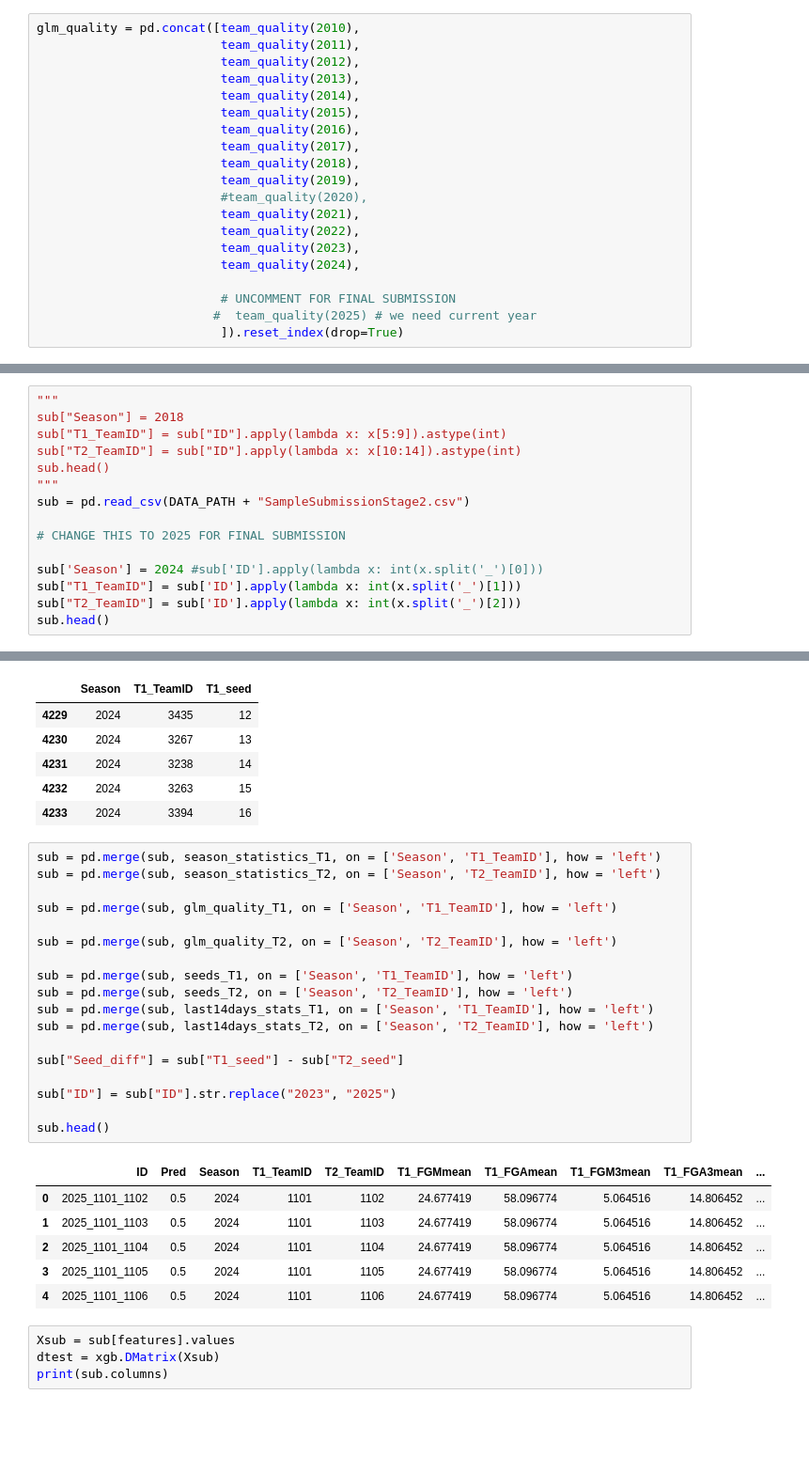
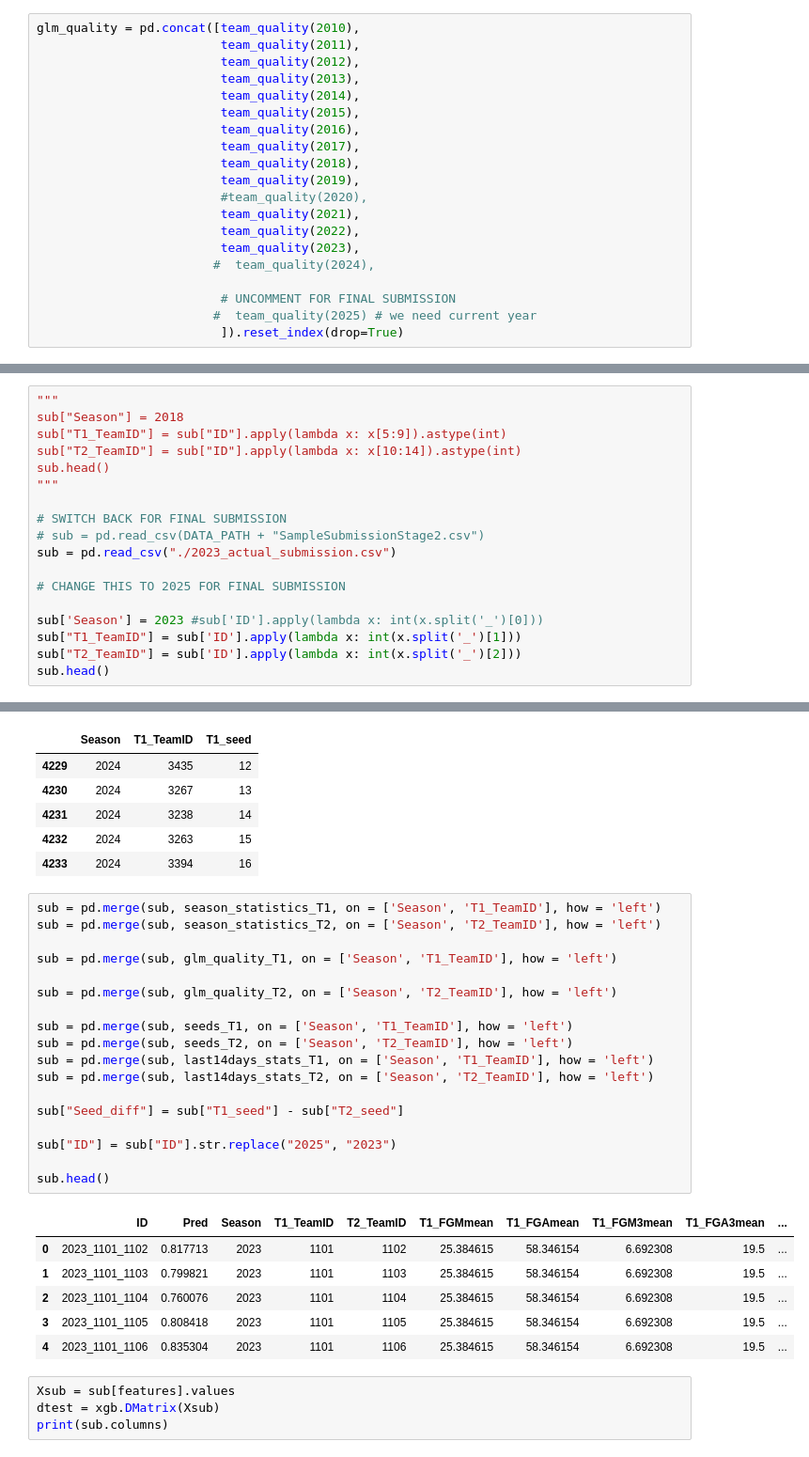
Before and after one commit to brendanlapuma/mmadness-2025, a Jupyter notebook: 2025_notebook.ipynb, the cells around one changed output, grey strips where cells are left out. Shown at 94% size. Cells and saved outputs as stored; diff of their text form; blank space fills up the shorter version.

Commit message:
made 2023 test submission

```diff
--- a/2025_notebook.ipynb
+++ b/2025_notebook.ipynb
@@ -474,7 +474,7 @@ glm_quality = pd.concat([team_quality(2010),
                          team_quality(2021),
                          team_quality(2022),
                          team_quality(2023),
-                         team_quality(2024),
+                        #  team_quality(2024),
 
                          # UNCOMMENT FOR FINAL SUBMISSION
                         #  team_quality(2025) # we need current year
@@ -952,11 +951,14 @@ sub["T1_TeamID"] = sub["ID"].apply(lambda x: x[5:9]).astype(int)
 sub["T2_TeamID"] = sub["ID"].apply(lambda x: x[10:14]).astype(int)
 sub.head()
 """
-sub = pd.read_csv(DATA_PATH + "SampleSubmissionStage2.csv")
+
+# SWITCH BACK FOR FINAL SUBMISSION
+# sub = pd.read_csv(DATA_PATH + "SampleSubmissionStage2.csv")
+sub = pd.read_csv("./2023_actual_submission.csv")
 
 # CHANGE THIS TO 2025 FOR FINAL SUBMISSION
 
-sub['Season'] = 2024 #sub['ID'].apply(lambda x: int(x.split('_')[0]))
+sub['Season'] = 2023 #sub['ID'].apply(lambda x: int(x.split('_')[0]))
 sub["T1_TeamID"] = sub['ID'].apply(lambda x: int(x.split('_')[1]))
 sub["T2_TeamID"] = sub['ID'].apply(lambda x: int(x.split('_')[2]))
 sub.head()
@@ -979,28 +981,28 @@ seeds_T1.tail() # make sure we have the 2025 seeds
 # %%
 sub = pd.merge(sub, season_statistics_T1, on = ['Season', 'T1_TeamID'], how = 'left')
 sub = pd.merge(sub, season_statistics_T2, on = ['Season', 'T2_TeamID'], how = 'left')
 
 sub = pd.merge(sub, glm_quality_T1, on = ['Season', 'T1_TeamID'], how = 'left')
 
 sub = pd.merge(sub, glm_quality_T2, on = ['Season', 'T2_TeamID'], how = 'left')
 
 sub = pd.merge(sub, seeds_T1, on = ['Season', 'T1_TeamID'], how = 'left')
 sub = pd.merge(sub, seeds_T2, on = ['Season', 'T2_TeamID'], how = 'left')
 sub = pd.merge(sub, last14days_stats_T1, on = ['Season', 'T1_TeamID'], how = 'left')
 sub = pd.merge(sub, last14days_stats_T2, on = ['Season', 'T2_TeamID'], how = 'left')
 
 sub["Seed_diff"] = sub["T1_seed"] - sub["T2_seed"]
 
-sub["ID"] = sub["ID"].str.replace("2023", "2025")
+sub["ID"] = sub["ID"].str.replace("2025", "2023")
 
 sub.head()
 # %% [output]
 |  | ID | Pred | Season | T1_TeamID | T2_TeamID | T1_FGMmean | T1_FGAmean | T1_FGM3mean | T1_FGA3mean | ... |
-| 0 | 2025_1101_1102 | 0.5 | 2024 | 1101 | 1102 | 24.677419 | 58.096774 | 5.064516 | 14.806452 | ... |
-| 1 | 2025_1101_1103 | 0.5 | 2024 | 1101 | 1103 | 24.677419 | 58.096774 | 5.064516 | 14.806452 | ... |
-| 2 | 2025_1101_1104 | 0.5 | 2024 | 1101 | 1104 | 24.677419 | 58.096774 | 5.064516 | 14.806452 | ... |
-| 3 | 2025_1101_1105 | 0.5 | 2024 | 1101 | 1105 | 24.677419 | 58.096774 | 5.064516 | 14.806452 | ... |
-| 4 | 2025_1101_1106 | 0.5 | 2024 | 1101 | 1106 | 24.677419 | 58.096774 | 5.064516 | 14.806452 | ... |
+| 0 | 2023_1101_1102 | 0.817713 | 2023 | 1101 | 1102 | 25.384615 | 58.346154 | 6.692308 | 19.5 | ... |
+| 1 | 2023_1101_1103 | 0.799821 | 2023 | 1101 | 1103 | 25.384615 | 58.346154 | 6.692308 | 19.5 | ... |
+| 2 | 2023_1101_1104 | 0.760076 | 2023 | 1101 | 1104 | 25.384615 | 58.346154 | 6.692308 | 19.5 | ... |
+| 3 | 2023_1101_1105 | 0.808418 | 2023 | 1101 | 1105 | 25.384615 | 58.346154 | 6.692308 | 19.5 | ... |
+| 4 | 2023_1101_1106 | 0.835304 | 2023 | 1101 | 1106 | 25.384615 | 58.346154 | 6.692308 | 19.5 | ... |
 # %%
 Xsub = sub[features].values
 dtest = xgb.DMatrix(Xsub)
```
Also changed, not shown: parts of 15 cells of this notebook, 3 other files.
